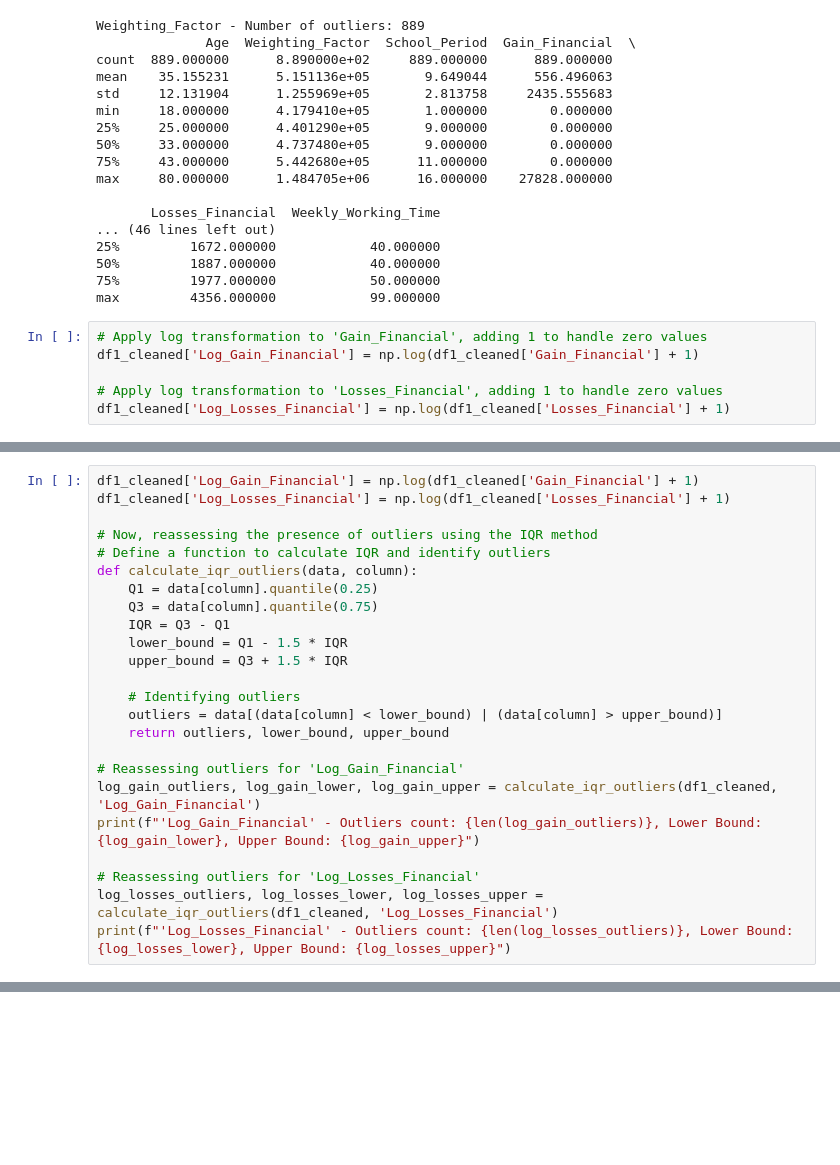
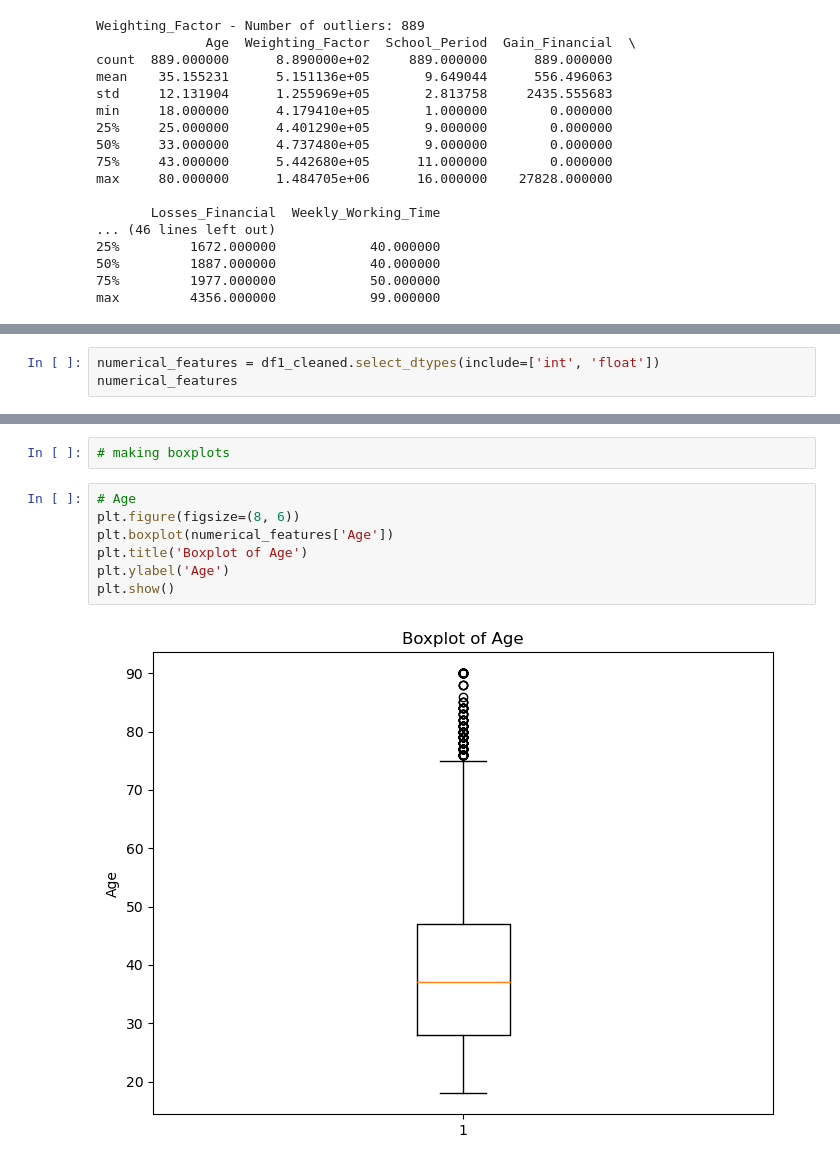
Before and after one commit to Inupa6677/Income-prediction-using-adult-data, a Jupyter notebook: ML Coursework 2024.ipynb, the cells around one changed output, grey strips where cells are left out. Saved outputs shown, nothing was run; the diff lists cells and outputs as text; blank space fills up the shorter version.

Commit message:
handling outlier part

```diff
--- a/ML Coursework 2024.ipynb
+++ b/ML Coursework 2024.ipynb
@@ -646,9 +637,3 @@ max     80.000000      1.484705e+06      16.000000    27828.000000
 50%         1887.000000            40.000000
 75%         1977.000000            50.000000
 max         4356.000000            99.000000
-# %%
-# Apply log transformation to 'Gain_Financial', adding 1 to handle zero values
-df1_cleaned['Log_Gain_Financial'] = np.log(df1_cleaned['Gain_Financial'] + 1)
-
-# Apply log transformation to 'Losses_Financial', adding 1 to handle zero values
-df1_cleaned['Log_Losses_Financial'] = np.log(df1_cleaned['Losses_Financial'] + 1)
@@ -690,24 +639,0 @@ plt.show()
-# %%
-df1_cleaned['Log_Gain_Financial'] = np.log(df1_cleaned['Gain_Financial'] + 1)
-df1_cleaned['Log_Losses_Financial'] = np.log(df1_cleaned['Losses_Financial'] + 1)
-
-# Now, reassessing the presence of outliers using the IQR method
-# Define a function to calculate IQR and identify outliers
-def calculate_iqr_outliers(data, column):
-    Q1 = data[column].quantile(0.25)
-    Q3 = data[column].quantile(0.75)
-    IQR = Q3 - Q1
-    lower_bound = Q1 - 1.5 * IQR
-    upper_bound = Q3 + 1.5 * IQR
-
-    # Identifying outliers
-    outliers = data[(data[column] < lower_bound) | (data[column] > upper_bound)]
-    return outliers, lower_bound, upper_bound
-
-# Reassessing outliers for 'Log_Gain_Financial'
-log_gain_outliers, log_gain_lower, log_gain_upper = calculate_iqr_outliers(df1_cleaned, 'Log_Gain_Financial')
-print(f"'Log_Gain_Financial' - Outliers count: {len(log_gain_outliers)}, Lower Bound: {log_gain_lower}, Upper Bound: {log_gain_upper}")
-
-# Reassessing outliers for 'Log_Losses_Financial'
-log_losses_outliers, log_losses_lower, log_losses_upper = calculate_iqr_outliers(df1_cleaned, 'Log_Losses_Financial')
-print(f"'Log_Losses_Financial' - Outliers count: {len(log_losses_outliers)}, Lower Bound: {log_losses_lower}, Upper Bound: {log_losses_upper}")
@@ -726,0 +640,3 @@ See the caveats in the documentation: https://pandas.pydata.org/pandas-docs/stab
+# %%
+numerical_features = df1_cleaned.select_dtypes(include=['int', 'float'])
+numerical_features
@@ -726,0 +674,11 @@ See the caveats in the documentation: https://pandas.pydata.org/pandas-docs/stab
+# %%
+# making boxplots
+# %%
+# Age
+plt.figure(figsize=(8, 6))
+plt.boxplot(numerical_features['Age'])
+plt.title('Boxplot of Age')
+plt.ylabel('Age')
+plt.show()
+# %% [output]
+[figure, added]
```
Also changed, not shown: parts of 27 cells of this notebook.
